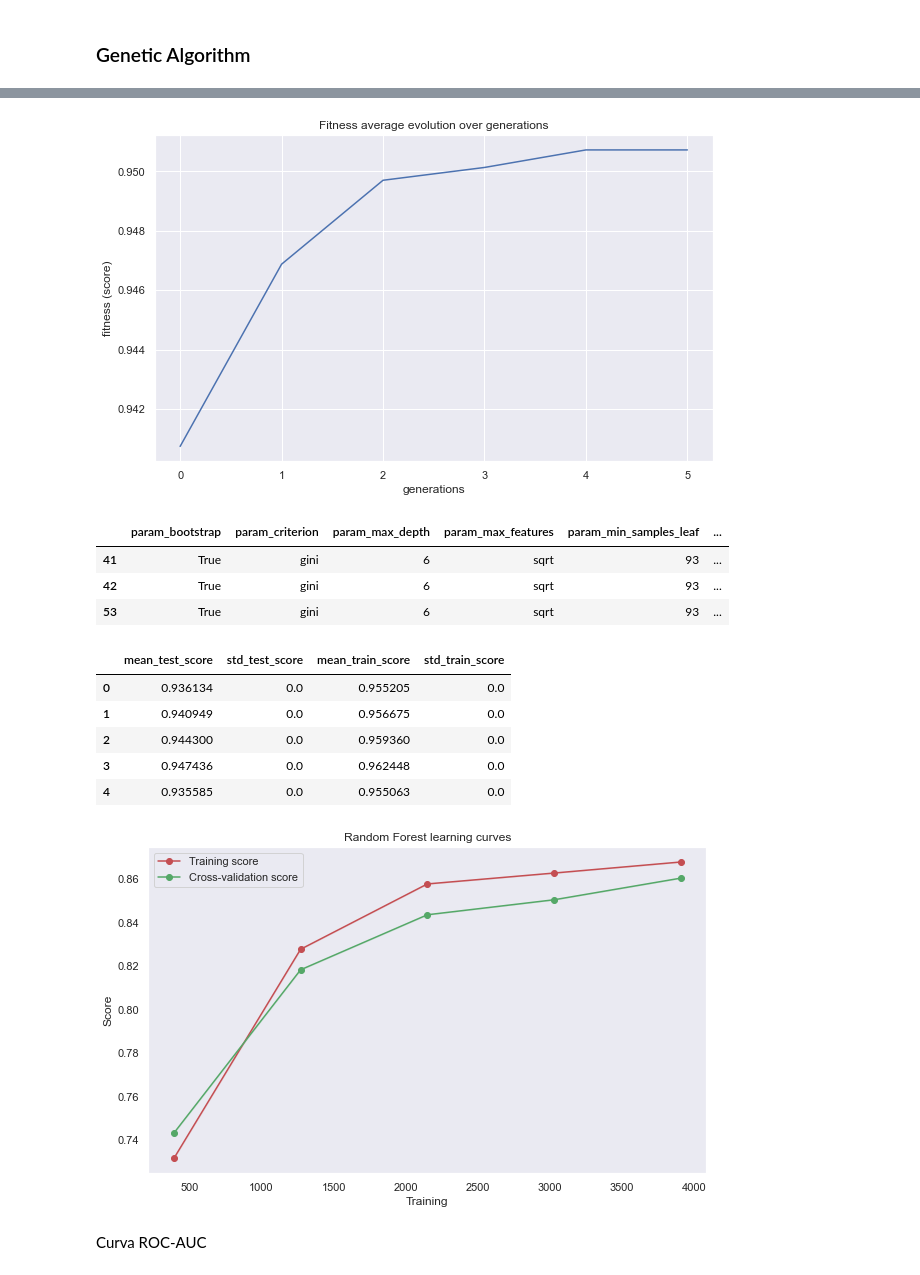
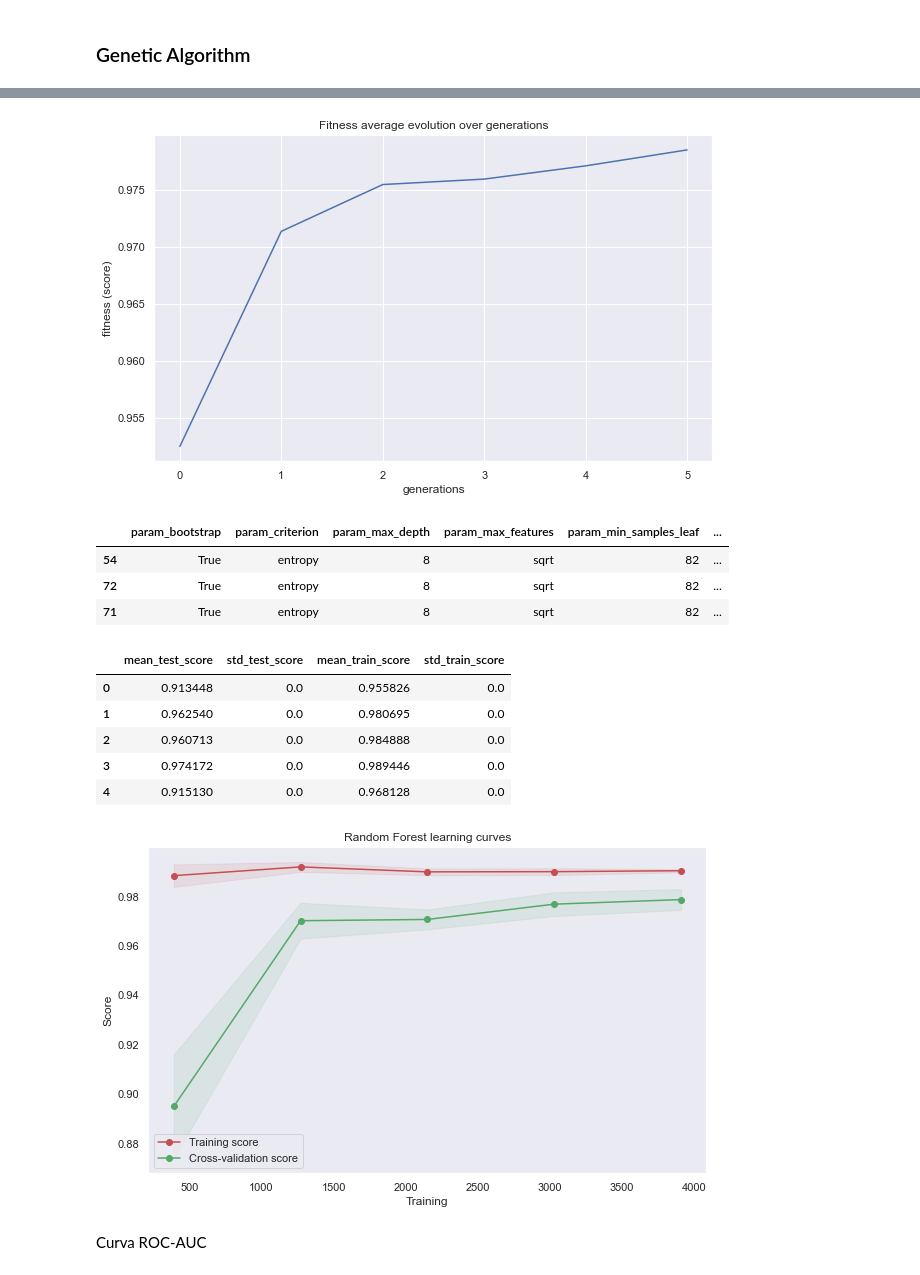
Before and after one commit to roaraujo/Chest-X-Ray-Images-Classification, a Jupyter notebook: model.ipynb, the cells around one changed output, grey strips where cells are left out. Cells and saved outputs as stored; diff of their text form; code cells hidden in the pictures.

```diff
--- a/model.ipynb
+++ b/model.ipynb
@@ -96,7 +97,7 @@ def fit_and_print(model, X_test):
 
 
 
-def plot_learning_curve(estimator, title, X, y, ylim=None, cv=None,
+def plot_learning_curve(estimator, metric, title, X, y, ylim=None, cv=None,
                         n_jobs=-1, train_sizes=np.linspace(.1, 1.0, 5)):
     """Generate a simple plot of the test and training learning curve"""
     plt.figure(figsize=(10, 6))
@@ -106,7 +107,7 @@ def plot_learning_curve(estimator, title, X, y, ylim=None, cv=None,
     plt.xlabel("Training")
     plt.ylabel("Score")
     train_sizes, train_scores, test_scores = learning_curve(
-        estimator, X, y, cv=cv, n_jobs=n_jobs, train_sizes=train_sizes)
+        estimator, X, y, cv=cv, n_jobs=n_jobs, train_sizes=train_sizes, scoring=metric)
     train_scores_mean = np.mean(train_scores, axis=1)
     train_scores_std = np.std(train_scores, axis=1)
     test_scores_mean = np.mean(test_scores, axis=1)
@@ -208,5 +209,5 @@ len(X_test_2[0])
 # %%
-pca = PCA(n_components=400)
+pca = PCA(n_components=600)
 X_train_3 = pca.fit_transform(X_train_2)
 X_test_3 = pca.transform(X_test_2)
 X_val_3 = pca.transform(X_val_2)
@@ -286,15 +287,15 @@ plt.figure(figsize=(10, 6))
 plot = plot_fitness_evolution(RF_GA_search, metric="fitness")
 plt.show()
 # %% [output]
-[figure, old version]
+[figure, new version]
 # %%
 results = pd.DataFrame(RF_GA_search.cv_results_).sort_values(by = 'rank_test_score')
 results.head(3)
 # %% [output]
 |  | param_bootstrap | param_criterion | param_max_depth | param_max_features | param_min_samples_leaf | ... |
-| 41 | True | gini | 6 | sqrt | 93 | ... |
-| 42 | True | gini | 6 | sqrt | 93 | ... |
-| 53 | True | gini | 6 | sqrt | 93 | ... |
+| 54 | True | entropy | 8 | sqrt | 82 | ... |
+| 72 | True | entropy | 8 | sqrt | 82 | ... |
+| 71 | True | entropy | 8 | sqrt | 82 | ... |
 # %%
 results_cv2 = pd.DataFrame(RF_GA_search.cv_results_)
 results_cv2  = results_cv2[['mean_test_score', 'std_test_score', 'mean_train_score', 'std_train_score']]
@@ -302,15 +303,17 @@ results_cv2  = results_cv2[['mean_test_score', 'std_test_score', 'mean_train_sco
 results_cv2.head()
 # %% [output]
 |  | mean_test_score | std_test_score | mean_train_score | std_train_score |
-| 0 | 0.936134 | 0.0 | 0.955205 | 0.0 |
-| 1 | 0.940949 | 0.0 | 0.956675 | 0.0 |
-| 2 | 0.944300 | 0.0 | 0.959360 | 0.0 |
-| 3 | 0.947436 | 0.0 | 0.962448 | 0.0 |
-| 4 | 0.935585 | 0.0 | 0.955063 | 0.0 |
+| 0 | 0.913448 | 0.0 | 0.955826 | 0.0 |
+| 1 | 0.962540 | 0.0 | 0.980695 | 0.0 |
+| 2 | 0.960713 | 0.0 | 0.984888 | 0.0 |
+| 3 | 0.974172 | 0.0 | 0.989446 | 0.0 |
+| 4 | 0.915130 | 0.0 | 0.968128 | 0.0 |
 # %%
-g = plot_learning_curve(RF_best,"Random Forest learning curves",X_train_3, y_train,cv=cv)
+cv = StratifiedShuffleSplit(n_splits=5, test_size=0.25, random_state=36)
+
+g = plot_learning_curve(RF_best,metric,"Random Forest learning curves",X_train_3, y_train,cv=cv)
 # %% [output]
-[figure, old version]
+[figure, new version]
 # %% [markdown]
 Curva ROC-AUC
 # %%
```
Also changed, not shown: parts of 22 cells of this notebook, 9 other files.
